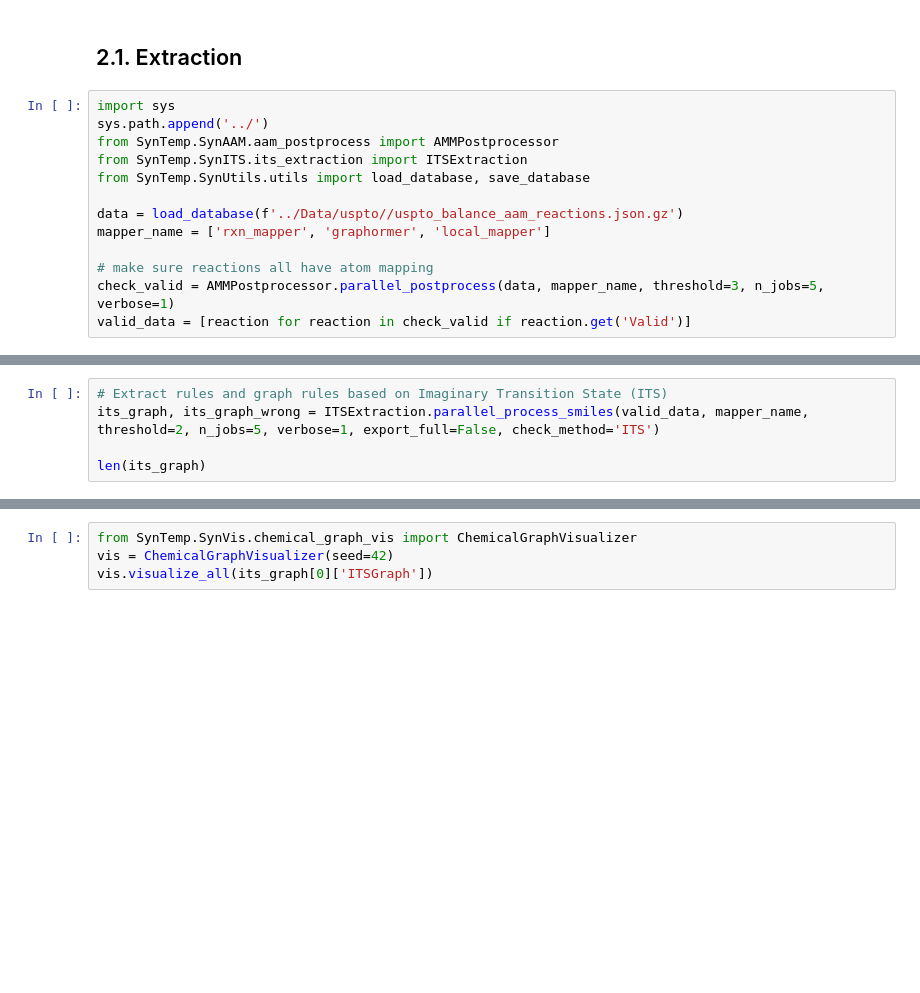
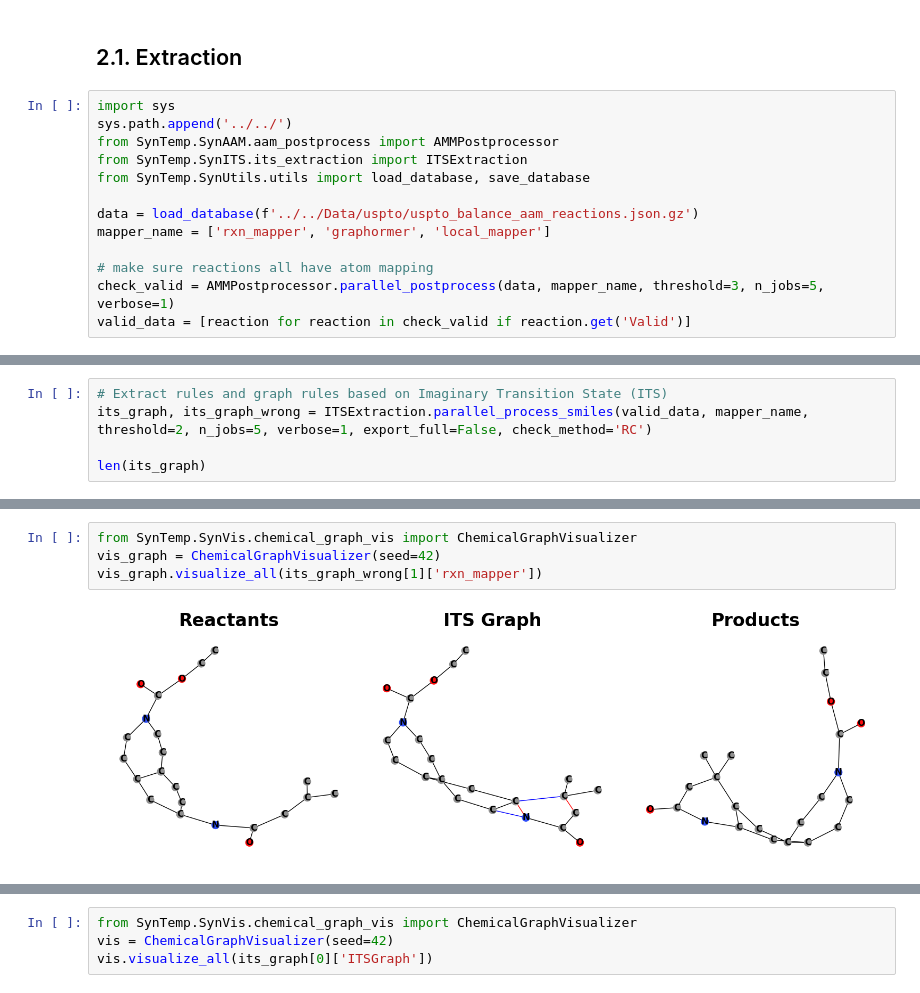
Before and after one commit to TieuLongPhan/SynTemp, a Jupyter notebook: Docs/Notebook/Example.ipynb, the cells around one changed output, grey strips where cells are left out. Saved outputs shown, nothing was run; the diff lists cells and outputs as text; blank space fills up the shorter version.

```diff
--- a/Docs/Notebook/Example.ipynb
+++ b/Docs/Notebook/Example.ipynb
@@ -21,12 +17,12 @@ Assume that you run consensus atom mapping (take time)
 ## 2.1. Extraction
 # %%
 import sys
-sys.path.append('../')
+sys.path.append('../../')
 from SynTemp.SynAAM.aam_postprocess import AMMPostprocessor
 from SynTemp.SynITS.its_extraction import ITSExtraction
 from SynTemp.SynUtils.utils import load_database, save_database
 
-data = load_database(f'../Data/uspto//uspto_balance_aam_reactions.json.gz')
+data = load_database(f'../../Data/uspto/uspto_balance_aam_reactions.json.gz')
 mapper_name = ['rxn_mapper', 'graphormer', 'local_mapper']
 
 # make sure reactions all have atom mapping
@@ -39,6 +35,6 @@ valid_data = [reaction for reaction in check_valid if reaction.get('Valid')]
 # %%
 # Extract rules and graph rules based on Imaginary Transition State (ITS)
-its_graph, its_graph_wrong = ITSExtraction.parallel_process_smiles(valid_data, mapper_name, threshold=2, n_jobs=5, verbose=1, export_full=False, check_method='ITS')
+its_graph, its_graph_wrong = ITSExtraction.parallel_process_smiles(valid_data, mapper_name, threshold=2, n_jobs=5, verbose=1, export_full=False, check_method='RC')
 
 len(its_graph)
 # %% [output]
@@ -48,0 +65,6 @@ len(its_graph)
+# %%
+from SynTemp.SynVis.chemical_graph_vis import ChemicalGraphVisualizer
+vis_graph = ChemicalGraphVisualizer(seed=42)
+vis_graph.visualize_all(its_graph_wrong[1]['rxn_mapper'])
+# %% [output]
+[figure, added]
```
Also changed, not shown: parts of 35 cells of this notebook, 19 other files.
